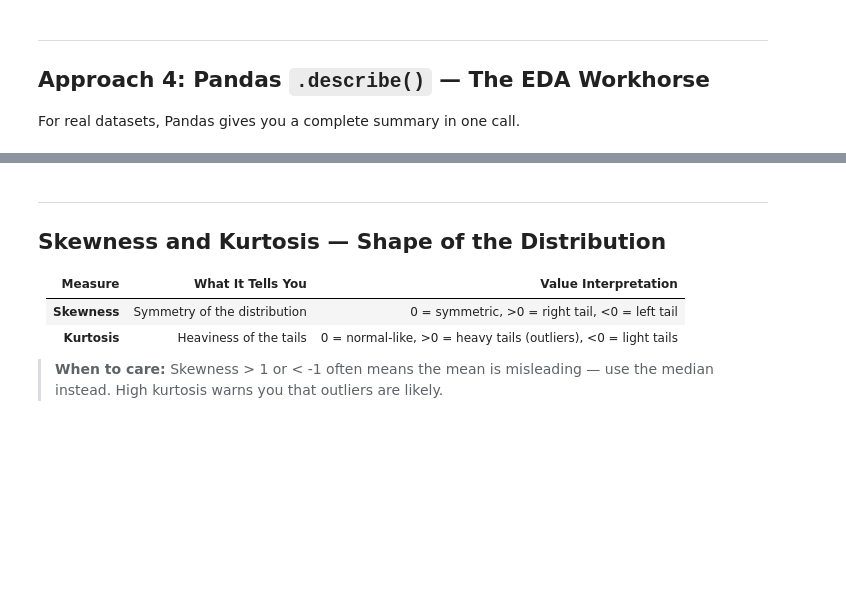
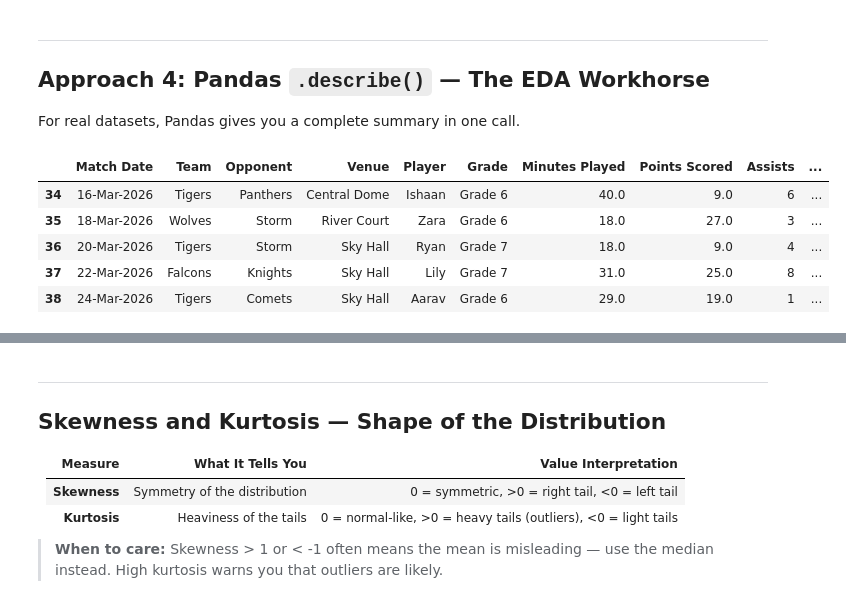
Before and after one commit to shri-singh/Python-DataScience-Masterclass, a Jupyter notebook: PY300/01_Summary_Stats.ipynb, the cells around one changed output, grey strips where cells are left out. Saved outputs shown, nothing was run; the diff lists cells and outputs as text; code cells hidden in the pictures; blank space fills up the shorter version.

```diff
--- a/PY300/01_Summary_Stats.ipynb
+++ b/PY300/01_Summary_Stats.ipynb
@@ -150,3 +150,19 @@ print(df.describe(include='all'))
 
 print("\n=== Custom Percentiles ===")
 print(df.describe(percentiles=[0.1, 0.25, 0.5, 0.75, 0.9]))
+# %%
+import pandas as pd
+
+df4=pd.read_csv("..\PY200\src\excel_100_practice_workbooks.csv")
+#df4
+df5 = df4[:][:39]
+# %%
+df5 = df4[:][:39]
+df5.tail(5)
+# %% [output]
+|  | Match Date | Team | Opponent | Venue | Player | Grade | Minutes Played | Points Scored | Assists | ... |
+| 34 | 16-Mar-2026 | Tigers | Panthers | Central Dome | Ishaan | Grade 6 | 40.0 | 9.0 | 6 | ... |
+| 35 | 18-Mar-2026 | Wolves | Storm | River Court | Zara | Grade 6 | 18.0 | 27.0 | 3 | ... |
+| 36 | 20-Mar-2026 | Tigers | Storm | Sky Hall | Ryan | Grade 7 | 18.0 | 9.0 | 4 | ... |
+| 37 | 22-Mar-2026 | Falcons | Knights | Sky Hall | Lily | Grade 7 | 31.0 | 25.0 | 8 | ... |
+| 38 | 24-Mar-2026 | Tigers | Comets | Sky Hall | Aarav | Grade 6 | 29.0 | 19.0 | 1 | ... |
```
Also changed, not shown: parts of 10 cells of this notebook, 4 other files.
